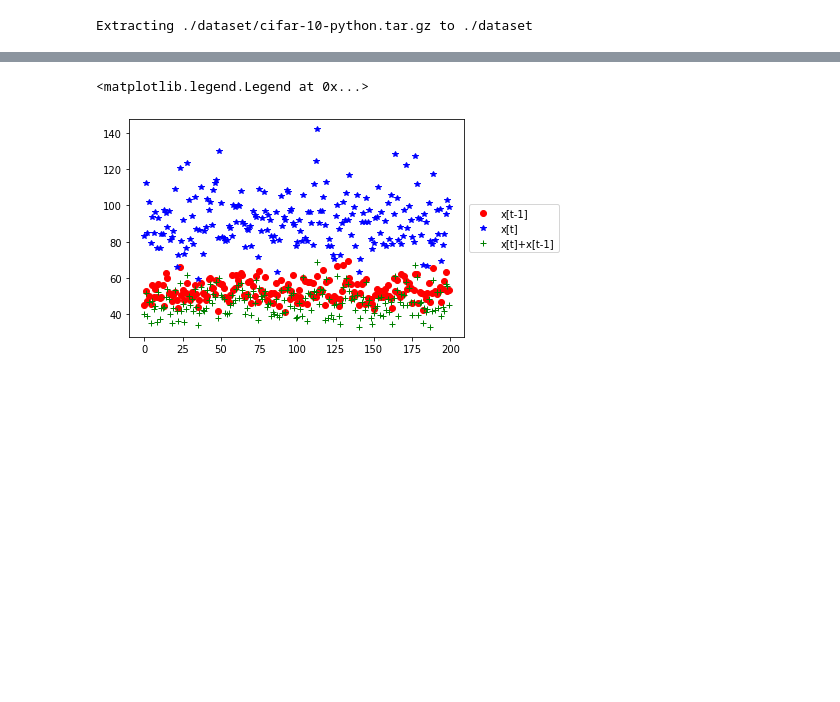
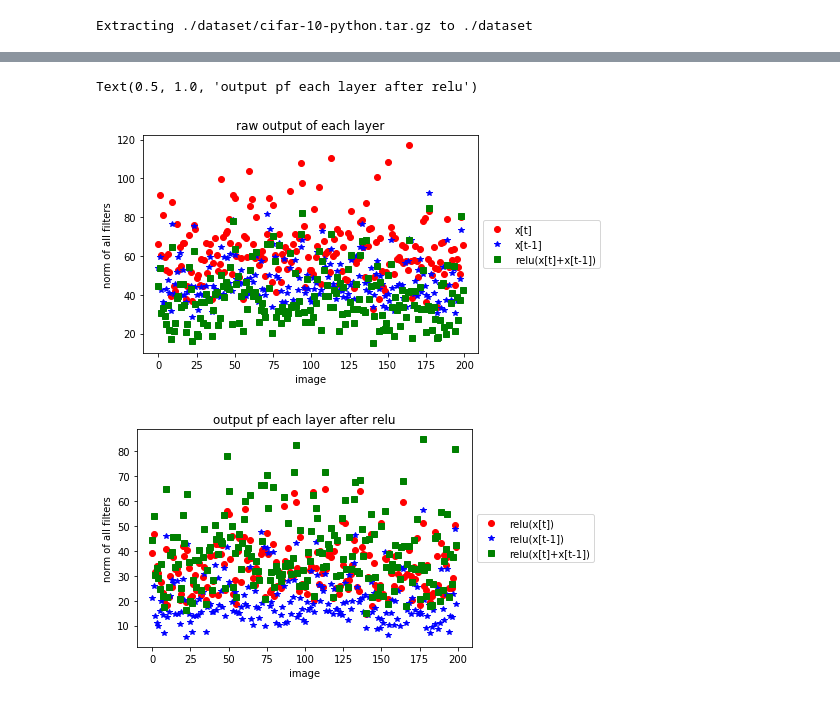
Before and after one commit to SaraBabakN/Model-Search, a Jupyter notebook: new_maxpool.ipynb, the cells around one changed output, grey strips where cells are left out. Drawn from its saved outputs; the diff is of its cells as text; code cells hidden in the pictures; blank space fills up the shorter version.

```diff
--- a/new_maxpool.ipynb
+++ b/new_maxpool.ipynb
@@ -218,14 +328,49 @@ Text(0.5, 1.0, 'layer 2 - image101')
+# %%
+x , indices= myNet.newMax(l3)
+l3 = myNet.unpool(x, indices)
+l4 = myNet.layer4(l3)
+x , indices= myNet.newMax(l4)
+l4 = myNet.unpool(x, indices)
+l5 = myNet.layer5(l4)
+
+modulList = list(myNet.layer5.modules())
+
+x5 = modulList[2](l4)
+x5 = modulList[3](x5)
+x5 = modulList[4](x5)
+x5 = modulList[5](x5)
+x5 = modulList[6](x5)
+
+x6 = modulList[7](l4)
 # %%
-# Whole layer
-a = torch.norm(y.reshape(batch_size,-1).clone().detach().cpu(),dim=1)
-b = torch.norm(z.reshape(batch_size,-1).clone().detach().cpu(),dim=1)
-c = torch.norm((l3).reshape(batch_size,-1).clone().detach().cpu(),dim=1)
+#Whole layer
+a = torch.norm(x5.reshape(batch_size,-1).clone().detach().cpu(),dim=1)
+b = torch.norm(x6.reshape(batch_size,-1).clone().detach().cpu(),dim=1)
+c = torch.norm((l5).reshape(batch_size,-1).clone().detach().cpu(),dim=1)
 t= range (batch_size)
-plt.plot(t,a[t] , 'ro' , label = "x[t-1]" )
-plt.plot(t,b[t] , 'b*' , label = "x[t]")
-plt.plot(t,c[t] ,  "g+" , label = "x[t]+x[t-1]")
+plt.figure(0)
+plt.plot(t,a[t] , 'ro' , label = "x[t]" )
+plt.plot(t,b[t] , 'b*' , label = "x[t-1]")
+plt.plot(t,c[t] , 'gs' , label = "relu(x[t]+x[t-1])")
+plt.xlabel("image")
+plt.ylabel("norm of all filters")
 plt.legend(loc='center left', bbox_to_anchor=(1, 0.5))
+plt.title("raw output of each layer")
 # plt.savefig('/content/drive/My Drive/data1/layer3')
+
+x7 = nn.ReLU(inplace=True)(x5)
+x8 = nn.ReLU(inplace=True)(x6)
+a = torch.norm(x7.reshape(batch_size,-1).clone().detach().cpu(),dim=1)
+b = torch.norm(x8.reshape(batch_size,-1).clone().detach().cpu(),dim=1)
+plt.figure(1)
+plt.plot(t,a[t] , 'ro' , label = "relu(x[t])" )
+plt.plot(t,b[t] , 'b*' , label = "relu(x[t-1])")
+plt.plot(t,c[t] , 'gs' , label = "relu(x[t]+x[t-1])")
+plt.xlabel("image")
+plt.ylabel("norm of all filters")
+plt.legend(loc='center left', bbox_to_anchor=(1, 0.5))
+plt.title("output pf each layer after relu")
 # %% [output]
-<matplotlib.legend.Legend at 0x...>
+Text(0.5, 1.0, 'output pf each layer after relu')
-[figure, old version]
+[figure, new version]
+[figure, added]
```
Also changed, not shown: parts of 28 cells of this notebook.
